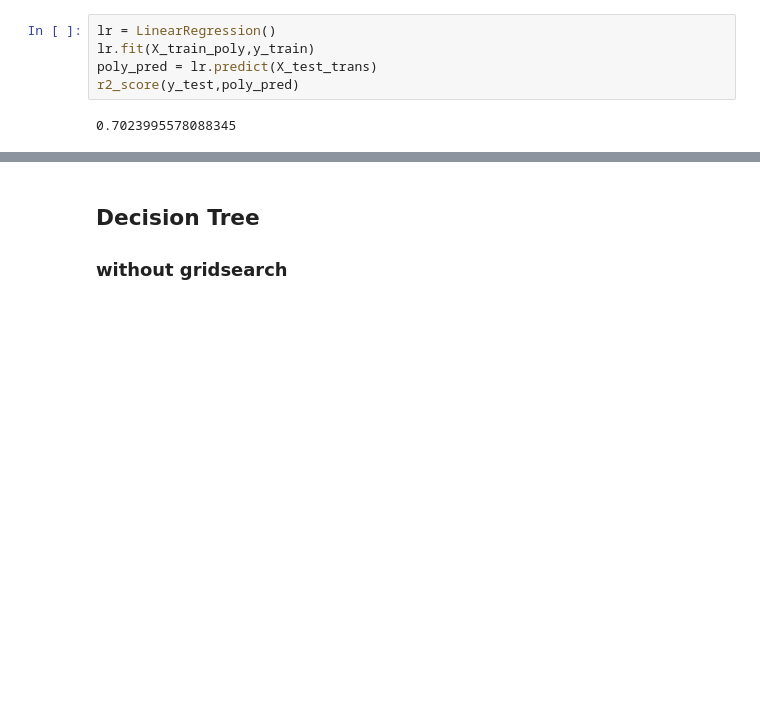
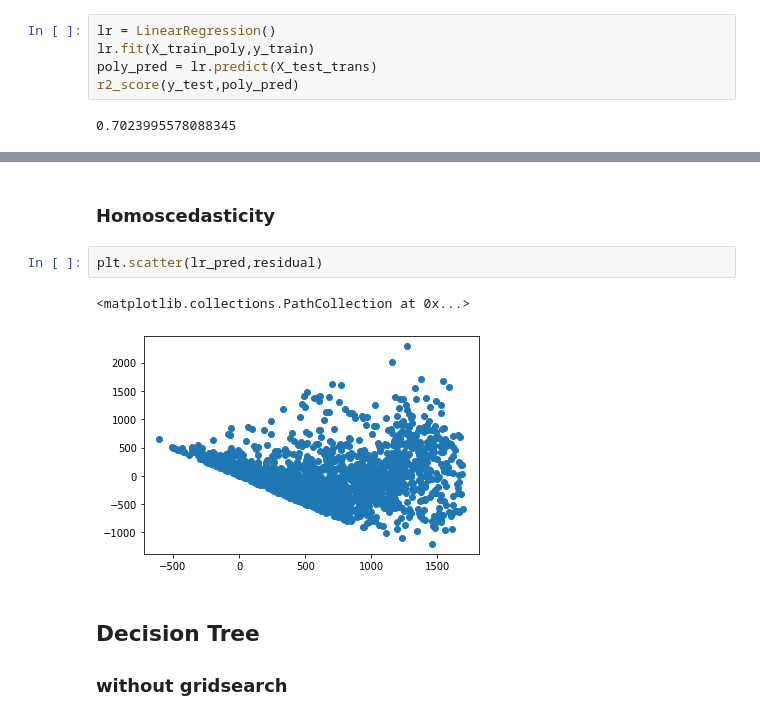
Before and after one commit to akmal1994/Bike-Rental-count, a Jupyter notebook: Bike_Sharing_Demand_Prediction_Capstone_Project.ipynb, the cells around one changed output, grey strips where cells are left out. Drawn from its saved outputs; the diff is of its cells as text; blank space fills up the shorter version.

```diff
--- a/Bike_Sharing_Demand_Prediction_Capstone_Project.ipynb
+++ b/Bike_Sharing_Demand_Prediction_Capstone_Project.ipynb
@@ -442,3 +452,10 @@ r2_score(y_test,poly_pred)
+# %% [markdown]
+### Homoscedasticity
+# %%
+plt.scatter(lr_pred,residual)
+# %% [output]
+<matplotlib.collections.PathCollection at 0x...>
+[figure, added]
 # %% [markdown]
 ## Decision Tree
 ### without gridsearch
```
Also changed, not shown: parts of 8 cells of this notebook.
